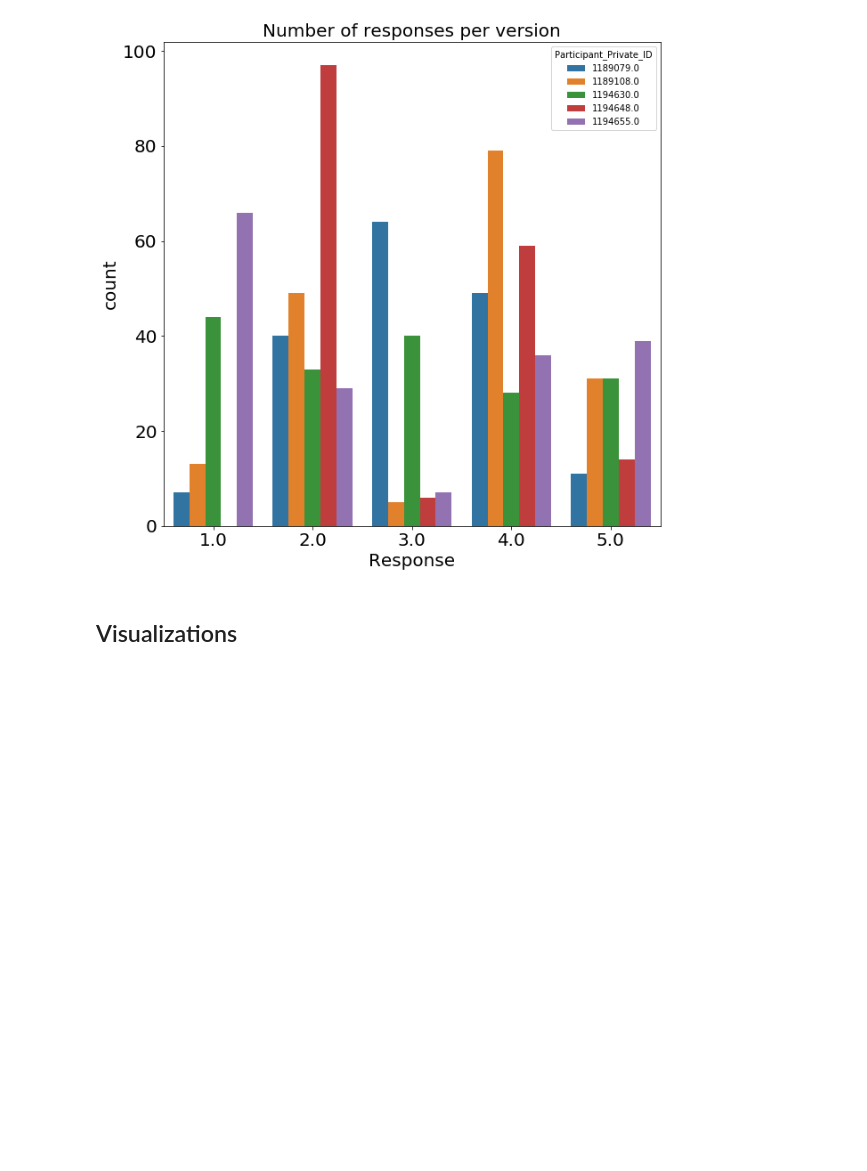
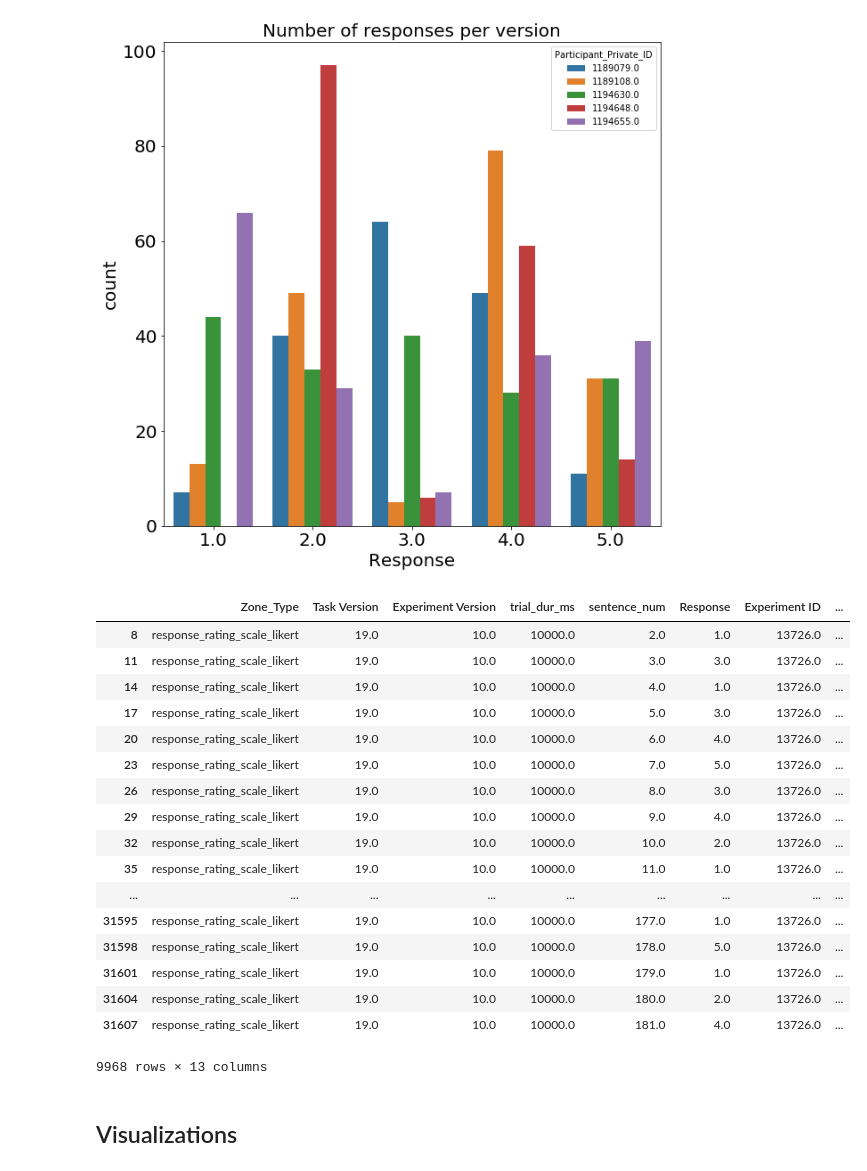
Before and after one commit to sbruinsma1/cort_language, a Jupyter notebook: notebooks/pilot_cort_scaling_gorilla_ana.ipynb, the cells around one changed output. Saved outputs shown, nothing was run; the diff lists cells and outputs as text; code cells hidden in the pictures; blank space fills up the shorter version.

```diff
--- a/notebooks/pilot_cort_scaling_gorilla_ana.ipynb
+++ b/notebooks/pilot_cort_scaling_gorilla_ana.ipynb
@@ -72,6 +75,29 @@ def remove_bad_subjs(dataframe, participant_private_id):
     return dataframe
 
 df_filtered = remove_bad_subjs(df_filtered, participant_private_id=1194659.0)
+# %%
+bad_subjs = [1189079.0, 1189108.0]
+
+dataframe[~dataframe["Participant_Private_ID"].isin(bad_subjs)]
+# %% [output]
+|  | Zone_Type | Task Version | Experiment Version | trial_dur_ms | sentence_num | Response | Experiment ID | ... |
+| 8 | response_rating_scale_likert | 19.0 | 10.0 | 10000.0 | 2.0 | 1.0 | 13726.0 | ... |
+| 11 | response_rating_scale_likert | 19.0 | 10.0 | 10000.0 | 3.0 | 3.0 | 13726.0 | ... |
+| 14 | response_rating_scale_likert | 19.0 | 10.0 | 10000.0 | 4.0 | 1.0 | 13726.0 | ... |
+| 17 | response_rating_scale_likert | 19.0 | 10.0 | 10000.0 | 5.0 | 3.0 | 13726.0 | ... |
+| 20 | response_rating_scale_likert | 19.0 | 10.0 | 10000.0 | 6.0 | 4.0 | 13726.0 | ... |
+| 23 | response_rating_scale_likert | 19.0 | 10.0 | 10000.0 | 7.0 | 5.0 | 13726.0 | ... |
+| 26 | response_rating_scale_likert | 19.0 | 10.0 | 10000.0 | 8.0 | 3.0 | 13726.0 | ... |
+| 29 | response_rating_scale_likert | 19.0 | 10.0 | 10000.0 | 9.0 | 4.0 | 13726.0 | ... |
+| 32 | response_rating_scale_likert | 19.0 | 10.0 | 10000.0 | 10.0 | 2.0 | 13726.0 | ... |
+| 35 | response_rating_scale_likert | 19.0 | 10.0 | 10000.0 | 11.0 | 1.0 | 13726.0 | ... |
+| ... | ... | ... | ... | ... | ... | ... | ... | ... |
+| 31595 | response_rating_scale_likert | 19.0 | 10.0 | 10000.0 | 177.0 | 1.0 | 13726.0 | ... |
+| 31598 | response_rating_scale_likert | 19.0 | 10.0 | 10000.0 | 178.0 | 5.0 | 13726.0 | ... |
+| 31601 | response_rating_scale_likert | 19.0 | 10.0 | 10000.0 | 179.0 | 1.0 | 13726.0 | ... |
+| 31604 | response_rating_scale_likert | 19.0 | 10.0 | 10000.0 | 180.0 | 2.0 | 13726.0 | ... |
+| 31607 | response_rating_scale_likert | 19.0 | 10.0 | 10000.0 | 181.0 | 4.0 | 13726.0 | ... |
+9968 rows × 13 columns
 # %% [markdown]
 ## Visualizations
 # %% [markdown]
```
Also changed, not shown: parts of 1 cell of this notebook, 4 other files.
